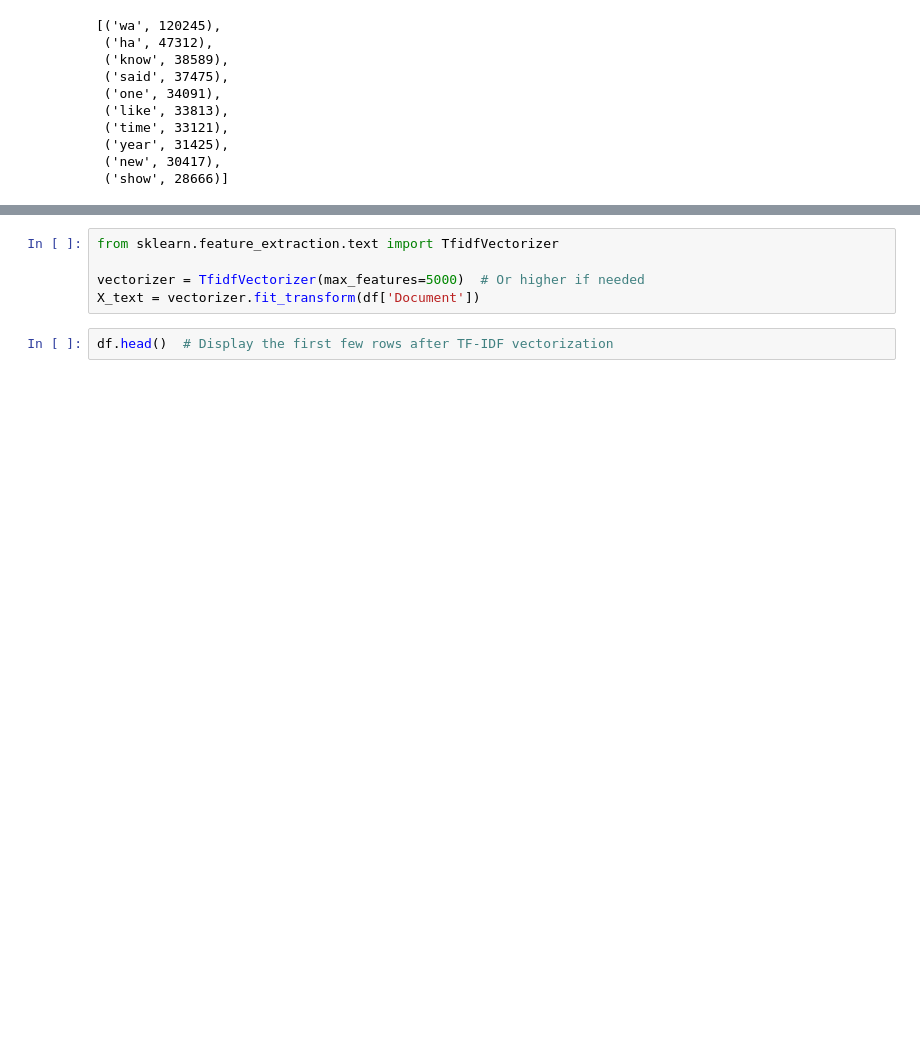
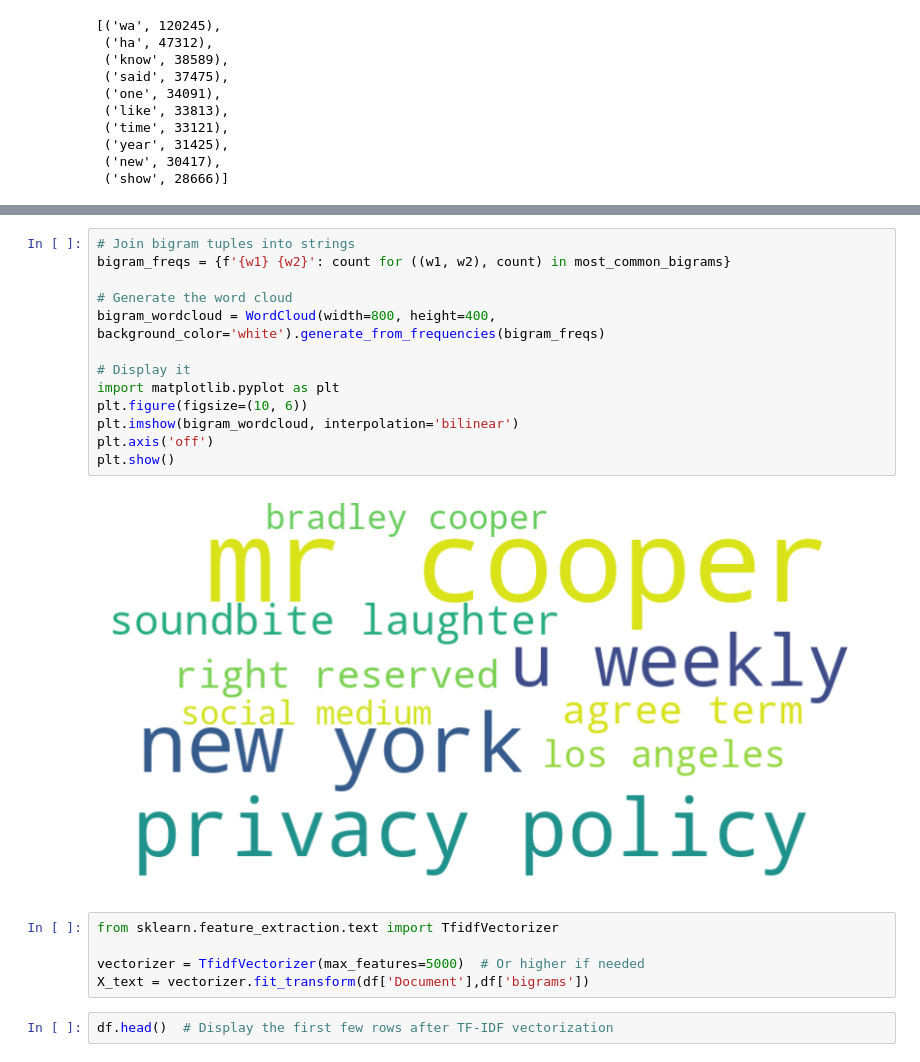
Before and after one commit to mwakad/Fake-News-Detection-, a Jupyter notebook: notebooks/gerald.ipynb, the cells around one changed output, grey strips where cells are left out. Drawn from its saved outputs; the diff is of its cells as text; blank space fills up the shorter version.

```diff
--- a/notebooks/gerald.ipynb
+++ b/notebooks/gerald.ipynb
@@ -260,8 +262,23 @@ plt.show()
+# %%
+# Join bigram tuples into strings
+bigram_freqs = {f'{w1} {w2}': count for ((w1, w2), count) in most_common_bigrams}
+
+# Generate the word cloud
+bigram_wordcloud = WordCloud(width=800, height=400, background_color='white').generate_from_frequencies(bigram_freqs)
+
+# Display it
+import matplotlib.pyplot as plt
+plt.figure(figsize=(10, 6))
+plt.imshow(bigram_wordcloud, interpolation='bilinear')
+plt.axis('off')
+plt.show()
+# %% [output]
+[figure, added]
 # %%
 from sklearn.feature_extraction.text import TfidfVectorizer
 
 vectorizer = TfidfVectorizer(max_features=5000)  # Or higher if needed
-X_text = vectorizer.fit_transform(df['Document'])
+X_text = vectorizer.fit_transform(df['Document'],df['bigrams'])
 # %%
 df.head()  # Display the first few rows after TF-IDF vectorization
 # %% [output]
```
Also changed, not shown: parts of 12 cells of this notebook.
